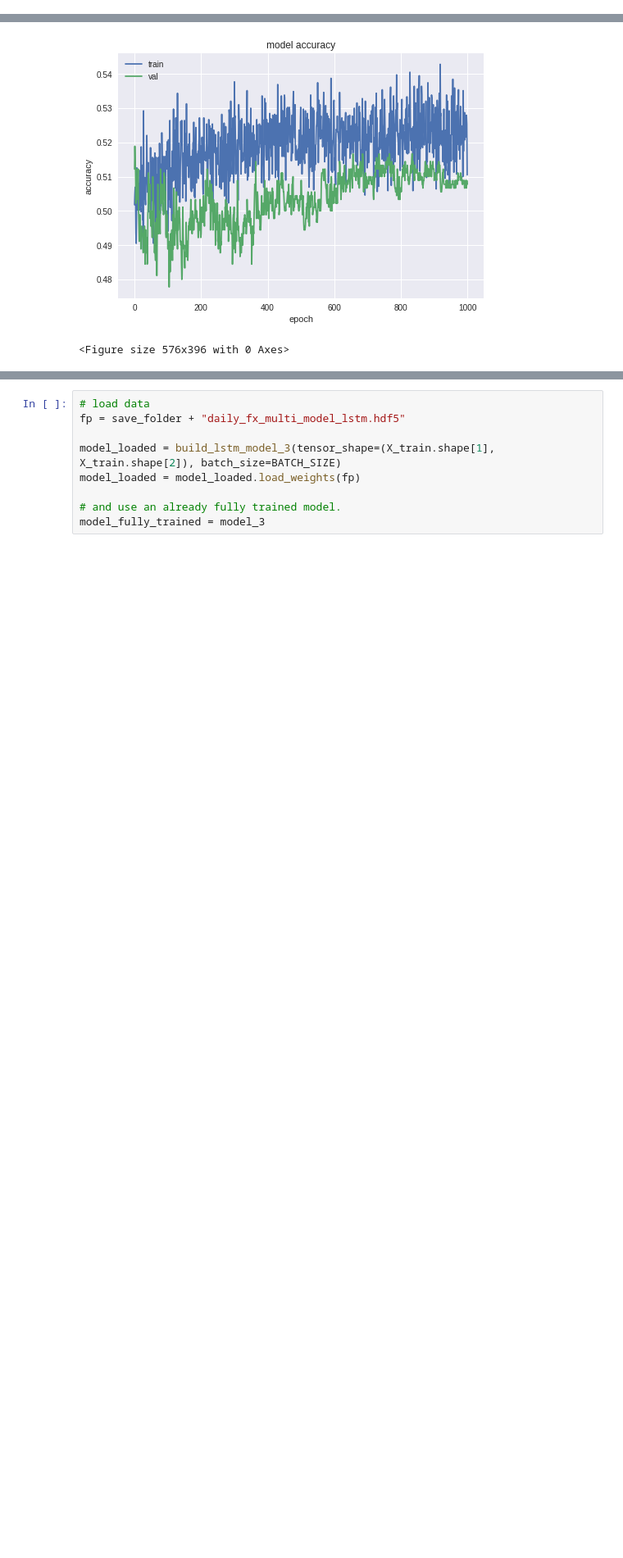
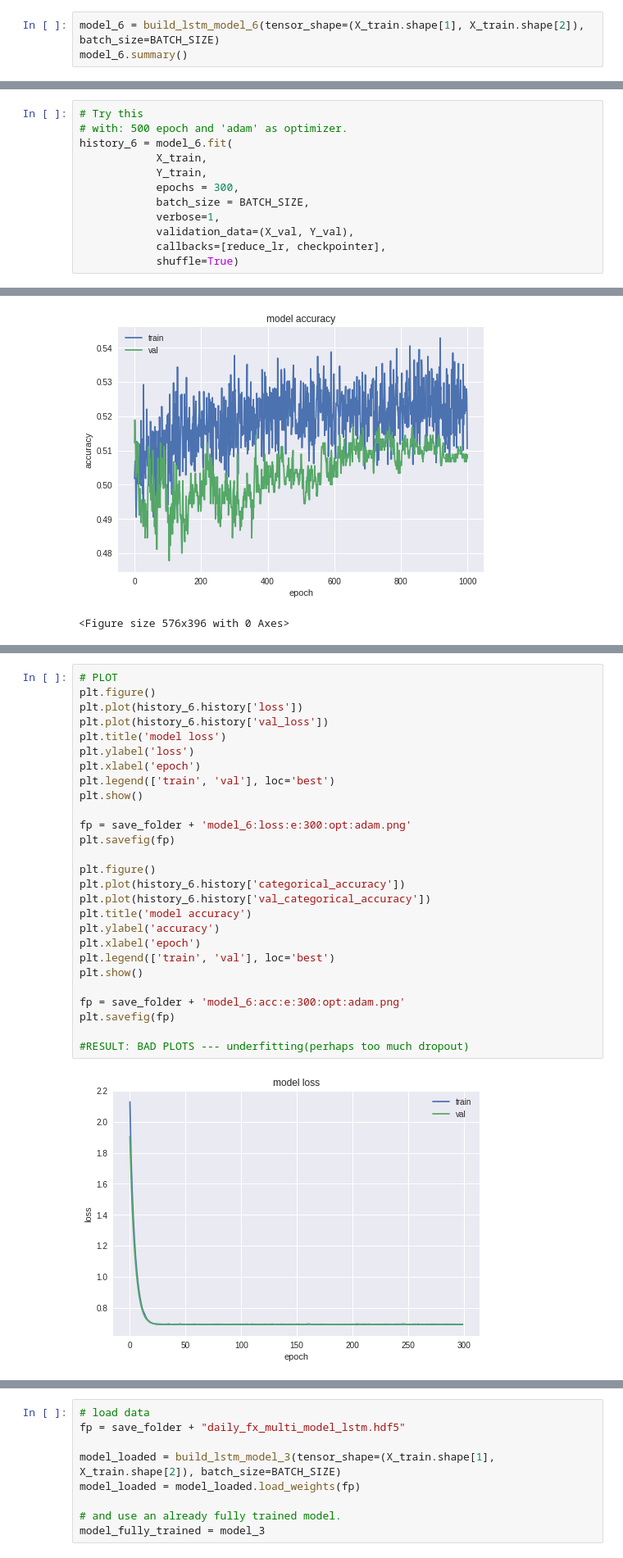
Before and after one commit to polinominom/deep_learning_exercises, a Jupyter notebook: tensorflow/timeseries_forecasting_exercises/daily_data_fx_forecast.ipynb, the cells around one changed output, grey strips where cells are left out. Shown at 82% size. Cells and saved outputs as stored; diff of their text form; blank space fills up the shorter version.

```diff
--- a/tensorflow/timeseries_forecasting_exercises/daily_data_fx_forecast.ipynb
+++ b/tensorflow/timeseries_forecasting_exercises/daily_data_fx_forecast.ipynb
@@ -512,3 +671,6 @@ Total params: 61,110
 Trainable params: 60,910
 Non-trainable params: 200
 _________________________________________________________________
+# %%
+model_6 = build_lstm_model_6(tensor_shape=(X_train.shape[1], X_train.shape[2]), batch_size=BATCH_SIZE)
+model_6.summary()
@@ -600,0 +855,12 @@ Epoch 01000: val_loss did not improve from 0.69288
+# %%
+# Try this
+# with: 500 epoch and 'adam' as optimizer.
+history_6 = model_6.fit(
+            X_train,
+            Y_train,
+            epochs = 300,
+            batch_size = BATCH_SIZE,
+            verbose=1,
+            validation_data=(X_val, Y_val),
+            callbacks=[reduce_lr, checkpointer],
+            shuffle=True)
@@ -667,0 +1032,29 @@ plt.savefig(fp)
+# %%
+# PLOT
+plt.figure()
+plt.plot(history_6.history['loss'])
+plt.plot(history_6.history['val_loss'])
+plt.title('model loss')
+plt.ylabel('loss')
+plt.xlabel('epoch')
+plt.legend(['train', 'val'], loc='best')
+plt.show()
+
+fp = save_folder + 'model_6:loss:e:300:opt:adam.png'
+plt.savefig(fp)
+
+plt.figure()
+plt.plot(history_6.history['categorical_accuracy'])
+plt.plot(history_6.history['val_categorical_accuracy'])
+plt.title('model accuracy')
+plt.ylabel('accuracy')
+plt.xlabel('epoch')
+plt.legend(['train', 'val'], loc='best')
+plt.show()
+
+fp = save_folder + 'model_6:acc:e:300:opt:adam.png'
+plt.savefig(fp)
+
+#RESULT: BAD PLOTS --- underfitting(perhaps too much dropout)
+# %% [output]
+[figure, added]
```
Also changed, not shown: parts of 41 cells of this notebook.
